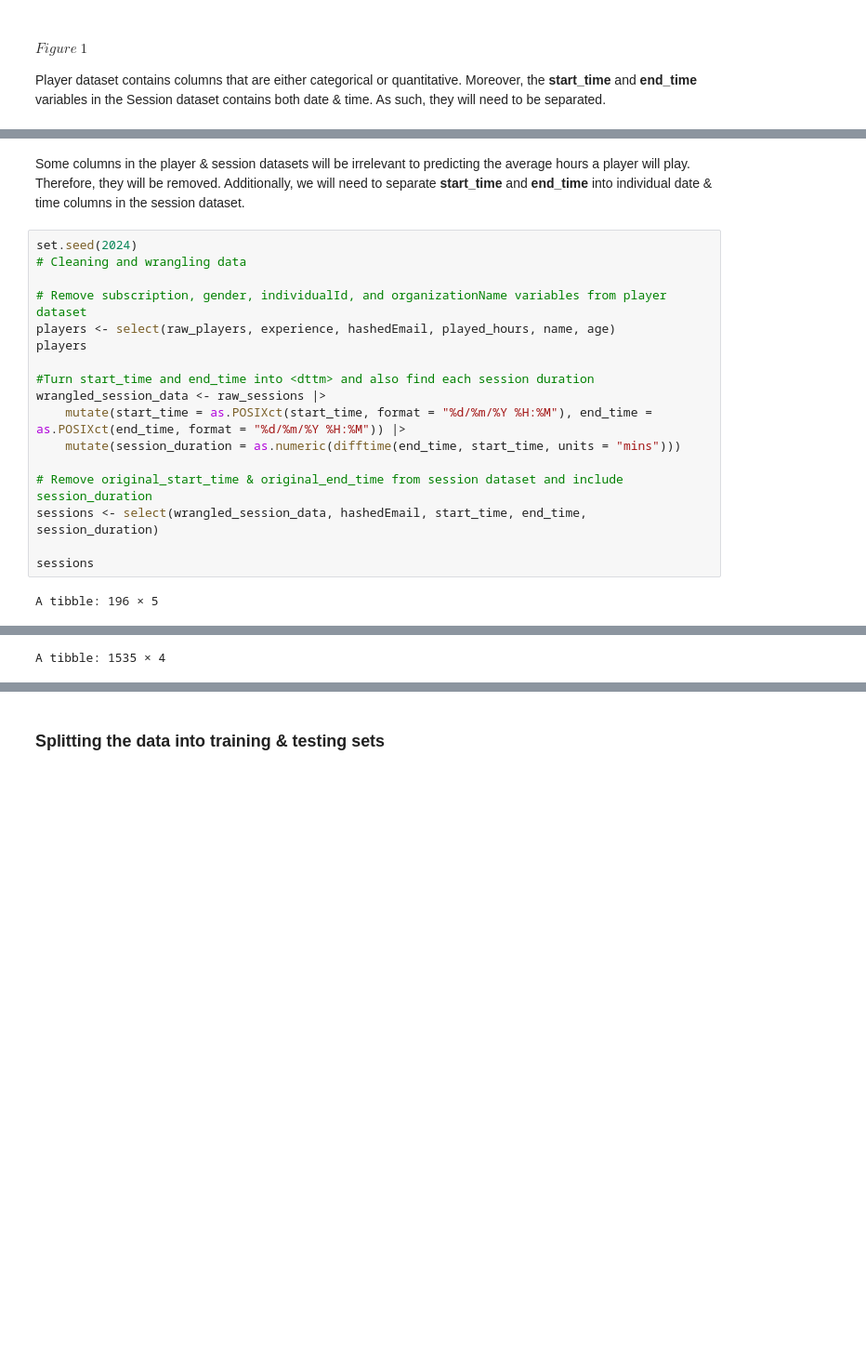
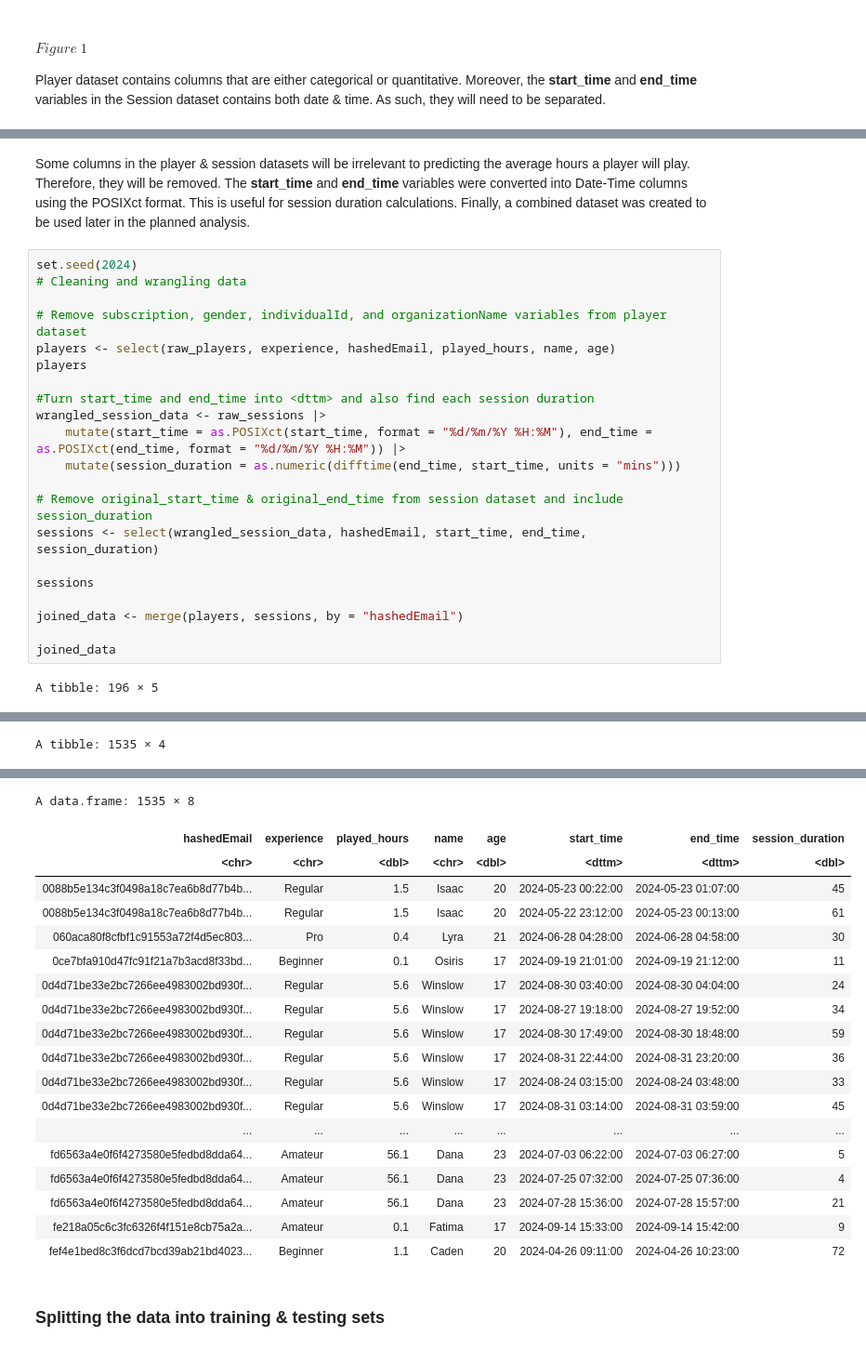
Before and after one commit to realchh/DSCI100-Group-009-22, a Jupyter notebook: Project Final Report.ipynb, the cells around one changed output, grey strips where cells are left out. Shown: that part at 93% size. Saved outputs shown, nothing was run; the diff lists cells and outputs as text; blank space fills up the shorter version.

```diff
--- a/Project Final Report.ipynb
+++ b/Project Final Report.ipynb
@@ -154,5 +154,5 @@ Player dataset contains columns that are either categorical or quantitative. Mor
 # %% [markdown]
-Some columns in the player & session datasets will be irrelevant to predicting the average hours a player will play. Therefore, they will be removed. Additionally, we will need to separate **start_time** and **end_time** into individual date & time columns in the session dataset.
+Some columns in the player & session datasets will be irrelevant to predicting the average hours a player will play. Therefore, they will be removed. The **start_time** and **end_time** variables were converted into Date-Time columns using the POSIXct format. This is useful for session duration calculations. Finally, a combined dataset was created to be used later in the planned analysis.
 # %%
 set.seed(2024)
 # Cleaning and wrangling data
@@ -170,6 +170,10 @@ wrangled_session_data <- raw_sessions |>
 sessions <- select(wrangled_session_data, hashedEmail, start_time, end_time, session_duration)
 
 sessions
+
+joined_data <- merge(players, sessions, by = "hashedEmail")
+
+joined_data
 # %% [output]
 A tibble: 196 × 5
 | experience | hashedEmail | played_hours | name | age |
@@ -182,33 +186,52 @@ A tibble: 196 × 5
 | Amateur | f58aad5996a435f16b0284a3b267f973f... | 0.0 | Adrian | 17 |
 | Regular | 8e594b8953193b26f498db95a508b03c6... | 0.0 | Luna | 19 |
 | Amateur | 1d2371d8a35c8831034b25bda8764539a... | 0.0 | Emerson | 21 |
 | Amateur | 8b71f4d66a38389b7528bb38ba6eb7115... | 0.1 | Natalie | 17 |
 | Veteran | bbe2d83de678f519c4b3daa7265e683b4... | 0.0 | Nyla | 22 |
 | ... | ... | ... | ... | ... |
 | Amateur | b6e9e593b9ec51c5e335457341c324c34... | 0.0 | Bailey | 17 |
 | Veteran | 71453e425f07d10da4fa2b349c83e73cc... | 0.3 | Pascal | 22 |
 | Amateur | d572f391d452b76ea2d7e5e53a3d38bfd... | 0.0 | Dylan | 17 |
 | Amateur | f19e136ddde68f365afc860c725ccff54... | 2.3 | Harlow | 17 |
 | Pro | d9473710057f7d42f36570f0be83817a4... | 0.2 | Ahmed | 91 |
 A tibble: 1535 × 4
 | hashedEmail | start_time | end_time | session_duration |
 | <chr> | <dttm> | <dttm> | <dbl> |
 | bfce39c89d6549f2bb94d8064d3ce69dc... | 2024-06-30 18:12:00 | 2024-06-30 18:24:00 | 12 |
 | 36d9cbb4c6bc0c1a6911436d2da0d09ec... | 2024-06-17 23:33:00 | 2024-06-17 23:46:00 | 13 |
 | f8f5477f5a2e53616ae37421b1c660b97... | 2024-07-25 17:34:00 | 2024-07-25 17:57:00 | 23 |
 | bfce39c89d6549f2bb94d8064d3ce69dc... | 2024-07-25 03:22:00 | 2024-07-25 03:58:00 | 36 |
 | 36d9cbb4c6bc0c1a6911436d2da0d09ec... | 2024-05-25 16:01:00 | 2024-05-25 16:12:00 | 11 |
 | bfce39c89d6549f2bb94d8064d3ce69dc... | 2024-06-23 15:08:00 | 2024-06-23 17:10:00 | 122 |
 | fd6563a4e0f6f4273580e5fedbd8dda64... | 2024-04-15 07:12:00 | 2024-04-15 07:21:00 | 9 |
 | ad6390295640af1ed0e45ffc58a53b2d9... | 2024-09-21 02:13:00 | 2024-09-21 02:30:00 | 17 |
 | 96e190b0bf3923cd8d349eee467c09d11... | 2024-06-21 02:31:00 | 2024-06-21 02:49:00 | 18 |
 | 36d9cbb4c6bc0c1a6911436d2da0d09ec... | 2024-05-16 05:13:00 | 2024-05-16 05:52:00 | 39 |
 | ... | ... | ... | ... |
 | 36d9cbb4c6bc0c1a6911436d2da0d09ec... | 2024-05-10 23:01:00 | 2024-05-10 23:07:00 | 6 |
 | 7a4686586d290c67179275c7c3dfb4ea0... | 2024-07-01 04:08:00 | 2024-07-01 04:19:00 | 11 |
 | fd6563a4e0f6f4273580e5fedbd8dda64... | 2024-07-28 15:36:00 | 2024-07-28 15:57:00 | 21 |
 | fd6563a4e0f6f4273580e5fedbd8dda64... | 2024-07-25 06:15:00 | 2024-07-25 06:22:00 | 7 |
 | 36d9cbb4c6bc0c1a6911436d2da0d09ec... | 2024-05-20 02:26:00 | 2024-05-20 02:45:00 | 19 |
+A data.frame: 1535 × 8
+| hashedEmail | experience | played_hours | name | age | start_time | end_time | session_duration |
+| <chr> | <chr> | <dbl> | <chr> | <dbl> | <dttm> | <dttm> | <dbl> |
+| 0088b5e134c3f0498a18c7ea6b8d77b4b... | Regular | 1.5 | Isaac | 20 | 2024-05-23 00:22:00 | 2024-05-23 01:07:00 | 45 |
+| 0088b5e134c3f0498a18c7ea6b8d77b4b... | Regular | 1.5 | Isaac | 20 | 2024-05-22 23:12:00 | 2024-05-23 00:13:00 | 61 |
+| 060aca80f8cfbf1c91553a72f4d5ec803... | Pro | 0.4 | Lyra | 21 | 2024-06-28 04:28:00 | 2024-06-28 04:58:00 | 30 |
+| 0ce7bfa910d47fc91f21a7b3acd8f33bd... | Beginner | 0.1 | Osiris | 17 | 2024-09-19 21:01:00 | 2024-09-19 21:12:00 | 11 |
+| 0d4d71be33e2bc7266ee4983002bd930f... | Regular | 5.6 | Winslow | 17 | 2024-08-30 03:40:00 | 2024-08-30 04:04:00 | 24 |
+| 0d4d71be33e2bc7266ee4983002bd930f... | Regular | 5.6 | Winslow | 17 | 2024-08-27 19:18:00 | 2024-08-27 19:52:00 | 34 |
+| 0d4d71be33e2bc7266ee4983002bd930f... | Regular | 5.6 | Winslow | 17 | 2024-08-30 17:49:00 | 2024-08-30 18:48:00 | 59 |
+| 0d4d71be33e2bc7266ee4983002bd930f... | Regular | 5.6 | Winslow | 17 | 2024-08-31 22:44:00 | 2024-08-31 23:20:00 | 36 |
+| 0d4d71be33e2bc7266ee4983002bd930f... | Regular | 5.6 | Winslow | 17 | 2024-08-24 03:15:00 | 2024-08-24 03:48:00 | 33 |
+| 0d4d71be33e2bc7266ee4983002bd930f... | Regular | 5.6 | Winslow | 17 | 2024-08-31 03:14:00 | 2024-08-31 03:59:00 | 45 |
+| ... | ... | ... | ... | ... | ... | ... | ... |
+| fd6563a4e0f6f4273580e5fedbd8dda64... | Amateur | 56.1 | Dana | 23 | 2024-07-03 06:22:00 | 2024-07-03 06:27:00 | 5 |
+| fd6563a4e0f6f4273580e5fedbd8dda64... | Amateur | 56.1 | Dana | 23 | 2024-07-25 07:32:00 | 2024-07-25 07:36:00 | 4 |
+| fd6563a4e0f6f4273580e5fedbd8dda64... | Amateur | 56.1 | Dana | 23 | 2024-07-28 15:36:00 | 2024-07-28 15:57:00 | 21 |
+| fe218a05c6c3fc6326f4f151e8cb75a2a... | Amateur | 0.1 | Fatima | 17 | 2024-09-14 15:33:00 | 2024-09-14 15:42:00 | 9 |
+| fef4e1bed8c3f6dcd7bcd39ab21bd4023... | Beginner | 1.1 | Caden | 20 | 2024-04-26 09:11:00 | 2024-04-26 10:23:00 | 72 |
 # %% [markdown]
 ### Splitting the data into training & testing sets
 # %%
```
Also changed, not shown: parts of 4 cells of this notebook.
